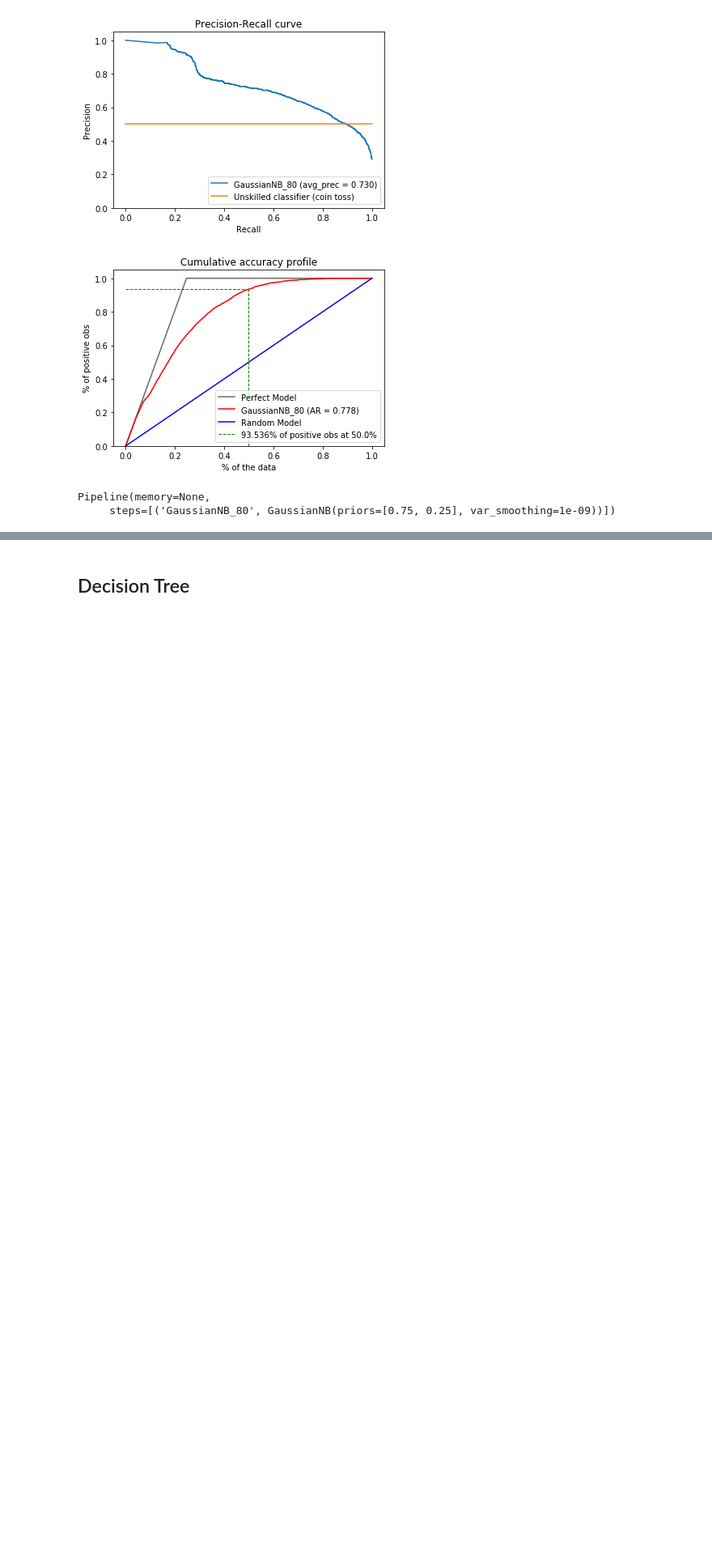
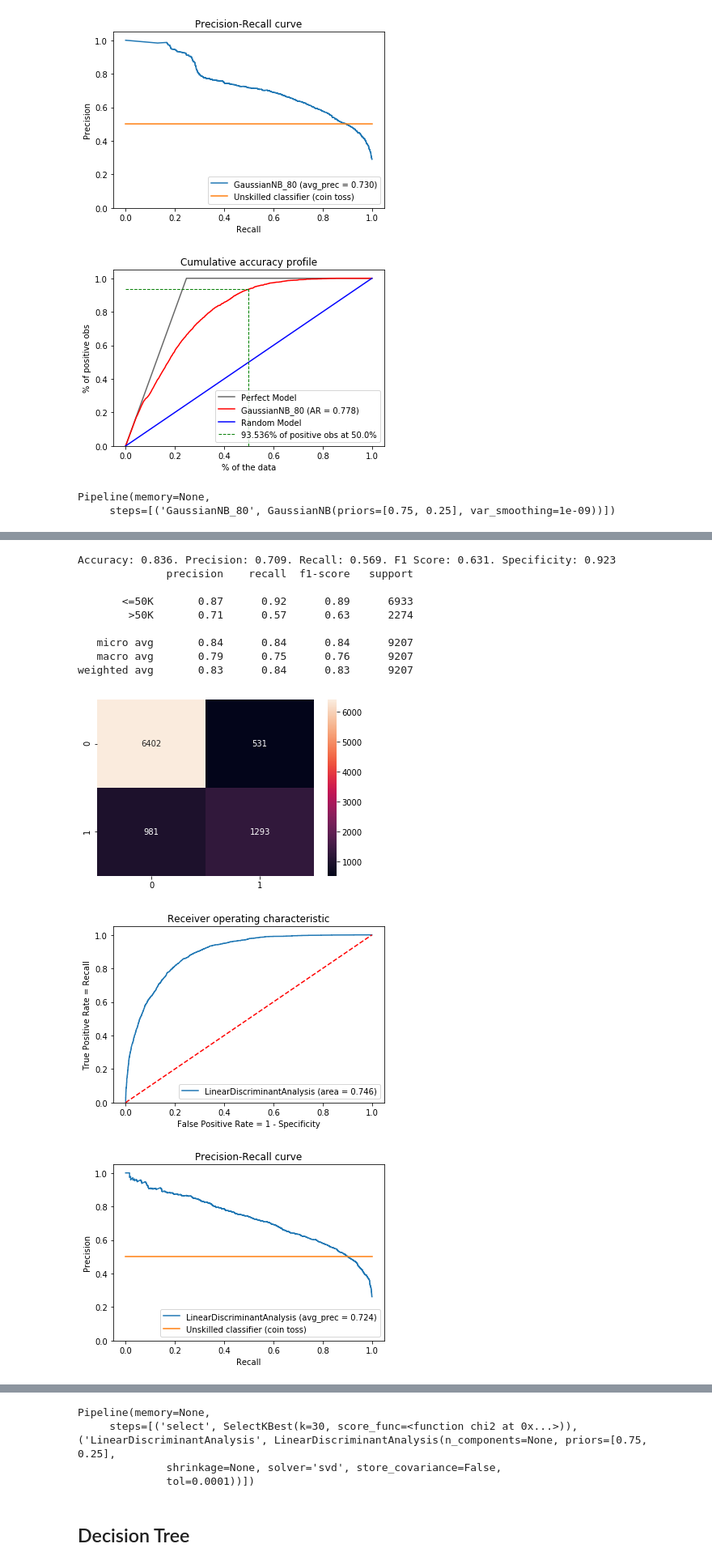
Before and after one commit to jgbustos/ml-demos, a Jupyter notebook: Census Income Classification.ipynb, the cells around one changed output, grey strips where cells are left out. Shown at 81% size. Cells and saved outputs as stored; diff of their text form; code cells hidden in the pictures; blank space fills up the shorter version.

Commit message:
Added LinearDiscriminantAnalysis to the list of classifiers

```diff
--- a/Census Income Classification.ipynb
+++ b/Census Income Classification.ipynb
@@ -647,0 +650,20 @@ Pipeline(memory=None,
+# %%
+from sklearn.discriminant_analysis import LinearDiscriminantAnalysis
+pipeline = Pipeline([
+    ('select', feature_select),
+    ('LinearDiscriminantAnalysis', LinearDiscriminantAnalysis(priors=[0.75, 0.25])),
+])
+classify_and_plot(pipeline)
+# %% [output]
+Accuracy: 0.836. Precision: 0.709. Recall: 0.569. F1 Score: 0.631. Specificity: 0.923
+              precision    recall  f1-score   support
+
+       <=50K       0.87      0.92      0.89      6933
+        >50K       0.71      0.57      0.63      2274
+
+   micro avg       0.84      0.84      0.84      9207
+   macro avg       0.79      0.75      0.76      9207
+weighted avg       0.83      0.84      0.83      9207
+[figure, added]
+[figure, added]
+[figure, added]
@@ -648,3 +671,7 @@ Pipeline(memory=None,
+Pipeline(memory=None,
+     steps=[('select', SelectKBest(k=30, score_func=<function chi2 at 0x...>)), ('LinearDiscriminantAnalysis', LinearDiscriminantAnalysis(n_components=None, priors=[0.75, 0.25],
+              shrinkage=None, solver='svd', store_covariance=False,
+              tol=0.0001))])
 # %% [markdown]
 ## Decision Tree
 # %%
```
Also changed, not shown: parts of 8 cells of this notebook.
